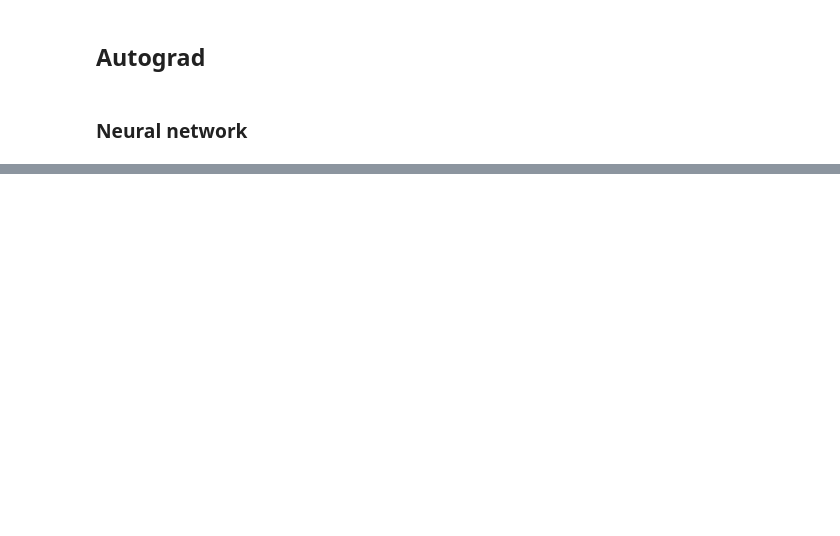
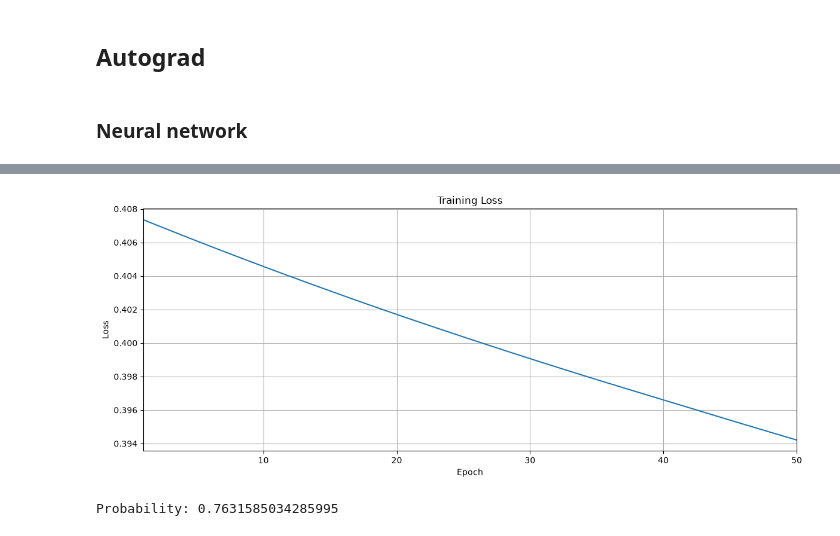
Before and after one commit to Akash-Kumar-Sinha/autograd, a Jupyter notebook: src/main.ipynb, the cells around one changed output, grey strips where cells are left out. Cells and saved outputs as stored; diff of their text form; code cells hidden in the pictures; blank space fills up the shorter version.

Commit message:
implemneted training loop

```diff
--- a/src/main.ipynb
+++ b/src/main.ipynb
@@ -245,0 +251,3 @@ class MLP:
+# %%
+X, y = make_moons(n_samples=200, noise=0.2, random_state=42)
+X.shape, y.shape
@@ -245,0 +256,8 @@ class MLP:
+# %%
+model = MLP(2, [16, 16, 1])
+
+learning_rate = 0.001
+
+epochs = 100
+
+losses = []
@@ -245,0 +318,31 @@ class MLP:
+# %%
+plt.figure(figsize=(12, 5))
+
+epochs_x = range(1, len(losses) + 1)
+
+plt.plot(epochs_x, losses)
+
+plt.xlabel("Epoch")
+plt.ylabel("Loss")
+plt.title("Training Loss")
+
+plt.xlim(1, len(losses))
+plt.grid(True)
+
+plt.tight_layout()
+plt.show()
+# %% [output]
+[figure, added]
+# %%
+new_x = [1.5, -0.2]
+
+inputs = [
+    Tensor(new_x[0]),
+    Tensor(new_x[1])
+]
+
+pred = model(inputs)
+
+print("Probability:", pred.data)
+# %% [output]
+Probability: 0.7631585034285995
```
Also changed, not shown: parts of 4 cells of this notebook, 2 other files.
